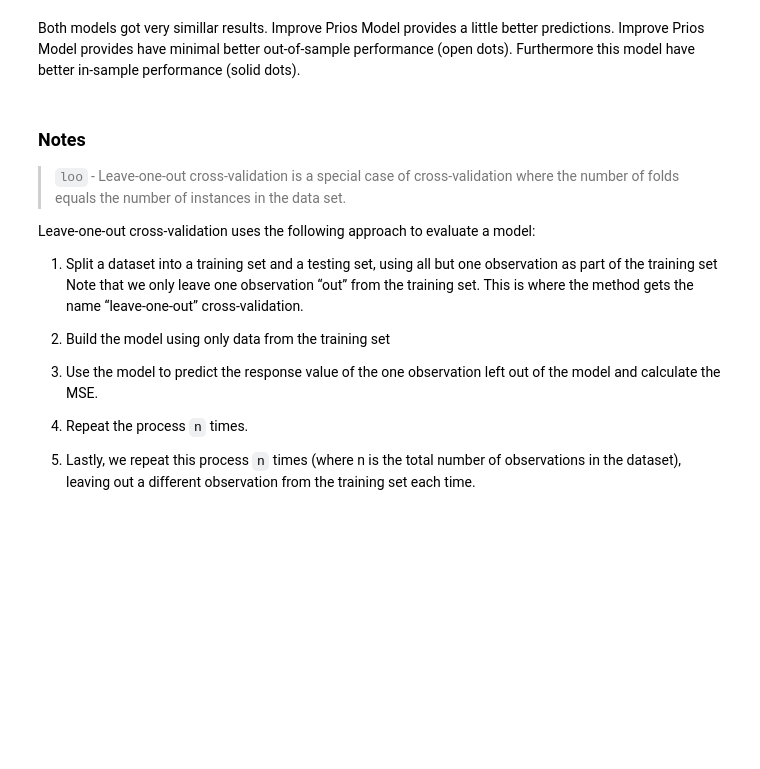
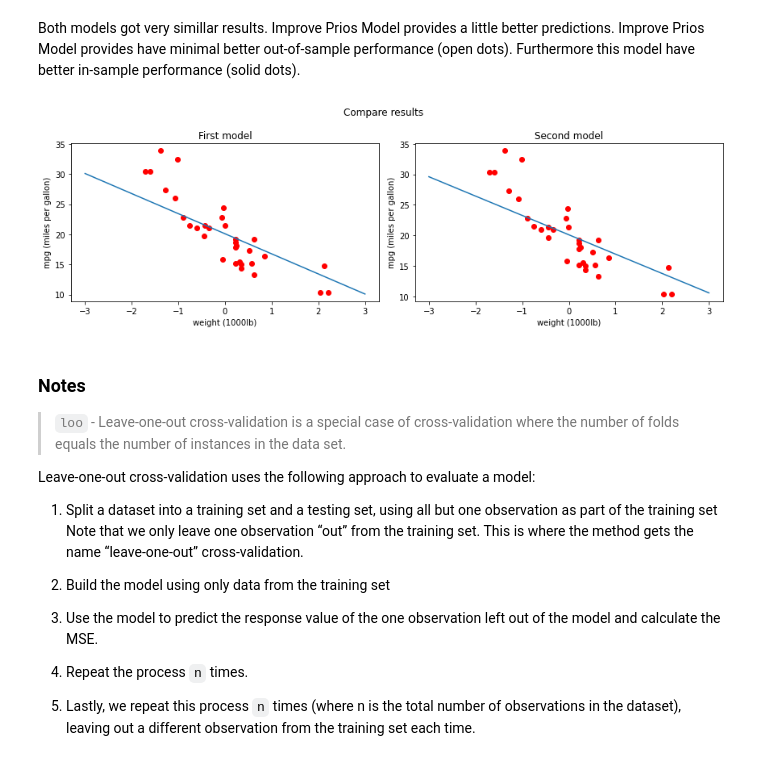
Before and after one commit to dominikwozniak/data-analytics, a Jupyter notebook: final/cars.ipynb, the cells around one changed output. Drawn from its saved outputs; the diff is of its cells as text; code cells hidden in the pictures; blank space fills up the shorter version.

```diff
--- a/final/cars.ipynb
+++ b/final/cars.ipynb
@@ -460,6 +519,25 @@ plt.show()
 [figure]
 # %% [markdown]
 Both models got very simillar results. Improve Prios Model provides a little better predictions. Improve Prios Model provides have minimal better out-of-sample performance (open dots). Furthermore this model have better in-sample performance (solid dots).
+# %%
+x_plot = np.linspace(-3, 3, 100)
+
+fig, (ax1, ax2) = plt.subplots(1, 2, figsize=(12, 4))
+fig.suptitle('Compare results')
+
+ax1.set_title('First model')
+ax1.plot(x_plot, alpha_mean_prior + beta_mean_prior * x_plot)
+ax1.scatter(data['wt_center'], data['mpg'], color='r')
+ax1.set(xlabel='weight (1000lb)', ylabel='mpg (miles per gallon)')
+
+ax2.set_title('Second model')
+ax2.plot(x_plot, alpha_mean + beta_mean * x_plot)
+ax2.scatter(data['wt_center'], data['mpg'], color='r')
+ax2.set(xlabel='weight (1000lb)', ylabel='mpg (miles per gallon)')
+
+plt.gcf().tight_layout()
+# %% [output]
+[figure, added]
 # %% [markdown]
 ### Notes
 
```
Also changed, not shown: parts of 24 cells of this notebook.
